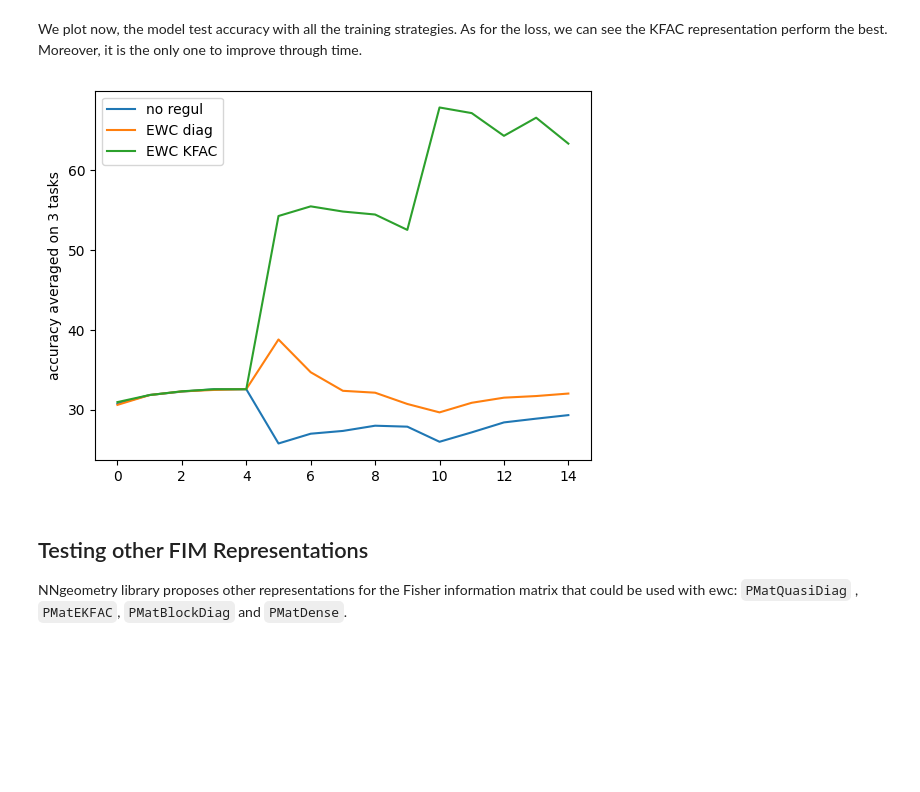
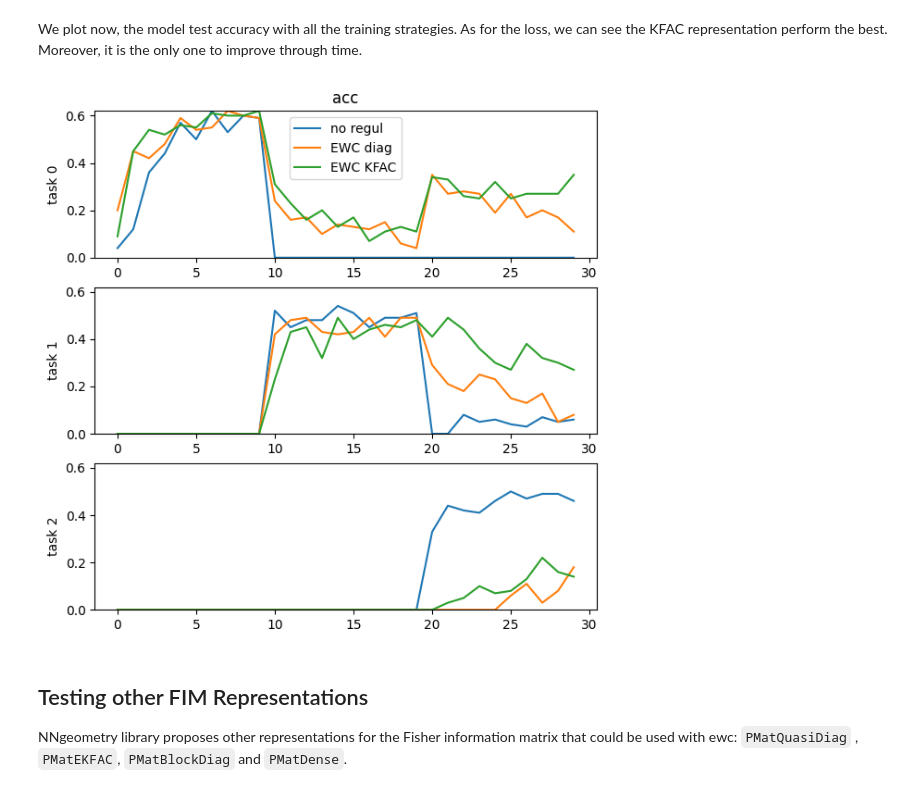
Before and after one commit to tfjgeorge/nngeometry-examples, a Jupyter notebook: Continual_learning_EWC.ipynb, the cells around one changed output. Drawn from its saved outputs; the diff is of its cells as text; code cells hidden in the pictures; blank space fills up the shorter version.

```diff
--- a/Continual_learning_EWC.ipynb
+++ b/Continual_learning_EWC.ipynb
@@ -273,14 +322,32 @@ plt.show()
 # %% [markdown]
 We plot now, the model test accuracy with all the training strategies. As for the loss, we can see the KFAC representation perform the best. Moreover, it is the only one to improve through time.
-# %%
-plt.plot(np.mean([acc[0], acc[1], acc[2]], axis=0), label='no regul')
-plt.plot(np.mean([acc_EWC[0], acc_EWC[1], acc_EWC[2]], axis=0), label='EWC diag')
-plt.plot(np.mean([acc_EWC_KFAC[0], acc_EWC_KFAC[1], acc_EWC_KFAC[2]], axis=0), label='EWC KFAC')
-plt.legend()
-plt.ylabel('accuracy averaged on 3 tasks')
-plt.show()
-# %% [output]
-[figure, removed]
+# %%
+fig, axes = plt.subplots(3, 1, figsize=(7, 7))
+
+ymin = min(
+    np.min(list(acc.values())),
+    np.min(list(acc_EWC.values())),
+    np.min(list(acc_EWC_KFAC.values())),
+)
+ymax = max(
+    np.max(list(acc.values())),
+    np.max(list(acc_EWC.values())),
+    np.max(list(acc_EWC_KFAC.values())),
+)
+
+for task_id in range(3):
+    axis = axes[task_id]
+    axis.plot(acc[task_id], label="no regul")
+    axis.plot(acc_EWC[task_id], label="EWC diag")
+    axis.plot(acc_EWC_KFAC[task_id], label="EWC KFAC")
+    axis.set_ylabel(f"task {task_id}")
+    axis.set_ylim(ymin, ymax)
+
+axes[0].legend()
+axes[0].set_title("acc")
+plt.show()
+# %% [output]
+[figure, added]
 # %% [markdown]
 ## Testing other FIM Representations
 
```
Also changed, not shown: parts of 16 cells of this notebook.
